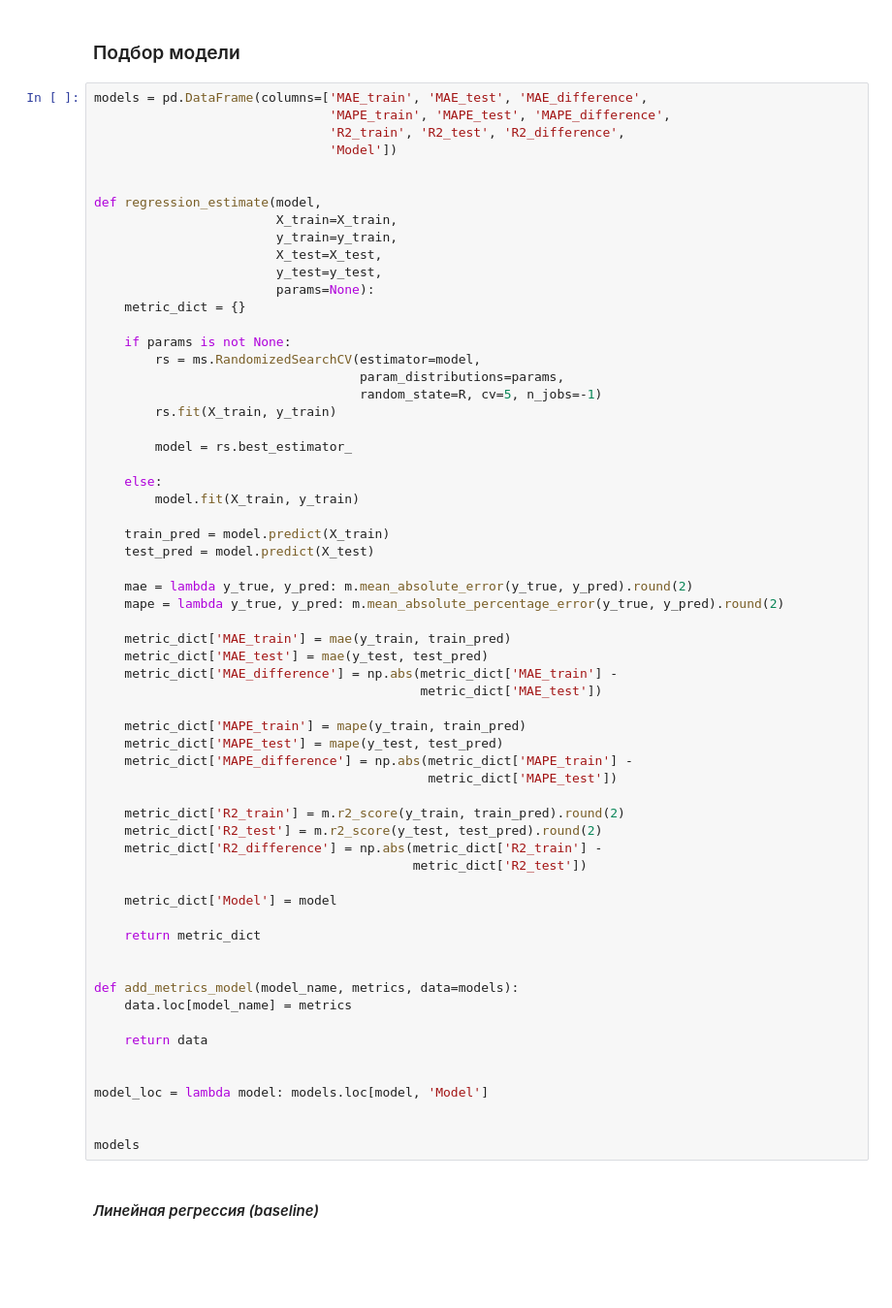
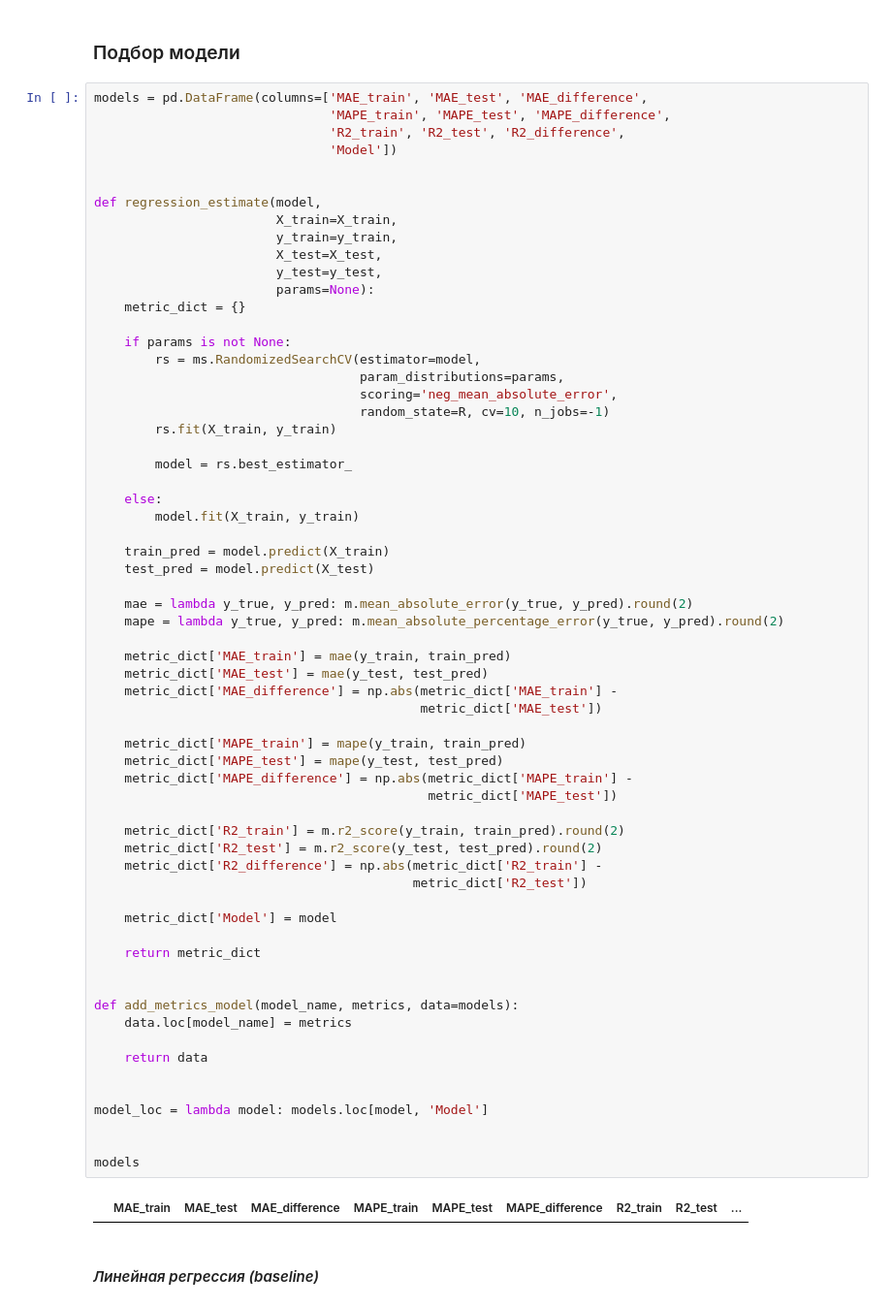
Before and after one commit to georgekovin/Housing-Regression-Project, a Jupyter notebook: modeling_nb.ipynb, the cells around one changed output. Shown at 97% size. Drawn from its saved outputs; the diff is of its cells as text; blank space fills up the shorter version.

```diff
--- a/modeling_nb.ipynb
+++ b/modeling_nb.ipynb
@@ -392,7 +565,8 @@ def regression_estimate(model,
     if params is not None:
         rs = ms.RandomizedSearchCV(estimator=model,
                                    param_distributions=params,
-                                   random_state=R, cv=5, n_jobs=-1)
+                                   scoring='neg_mean_absolute_error',
+                                   random_state=R, cv=10, n_jobs=-1)
         rs.fit(X_train, y_train)
 
         model = rs.best_estimator_
@@ -409,33 +583,35 @@ def regression_estimate(model,
     metric_dict['MAE_train'] = mae(y_train, train_pred)
     metric_dict['MAE_test'] = mae(y_test, test_pred)
     metric_dict['MAE_difference'] = np.abs(metric_dict['MAE_train'] -
                                            metric_dict['MAE_test'])
 
     metric_dict['MAPE_train'] = mape(y_train, train_pred)
     metric_dict['MAPE_test'] = mape(y_test, test_pred)
     metric_dict['MAPE_difference'] = np.abs(metric_dict['MAPE_train'] -
                                             metric_dict['MAPE_test'])
 
     metric_dict['R2_train'] = m.r2_score(y_train, train_pred).round(2)
     metric_dict['R2_test'] = m.r2_score(y_test, test_pred).round(2)
     metric_dict['R2_difference'] = np.abs(metric_dict['R2_train'] -
                                           metric_dict['R2_test'])
 
     metric_dict['Model'] = model
 
     return metric_dict
 
 
 def add_metrics_model(model_name, metrics, data=models):
     data.loc[model_name] = metrics
 
     return data
 
 
 model_loc = lambda model: models.loc[model, 'Model']
 
 
 models
+# %% [output]
+|  | MAE_train | MAE_test | MAE_difference | MAPE_train | MAPE_test | MAPE_difference | R2_train | R2_test | ... |
 # %% [markdown]
 #### *Линейная регрессия (baseline)*
 # %%
```
Also changed, not shown: parts of 69 cells of this notebook, 2 other files.
